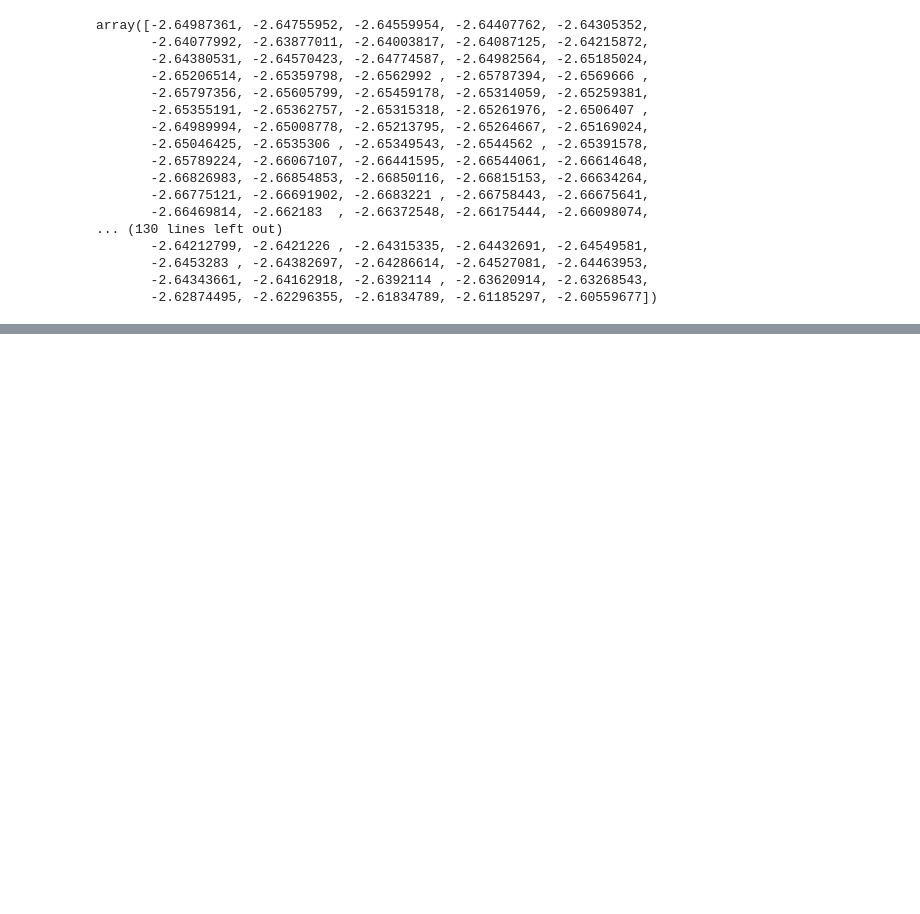
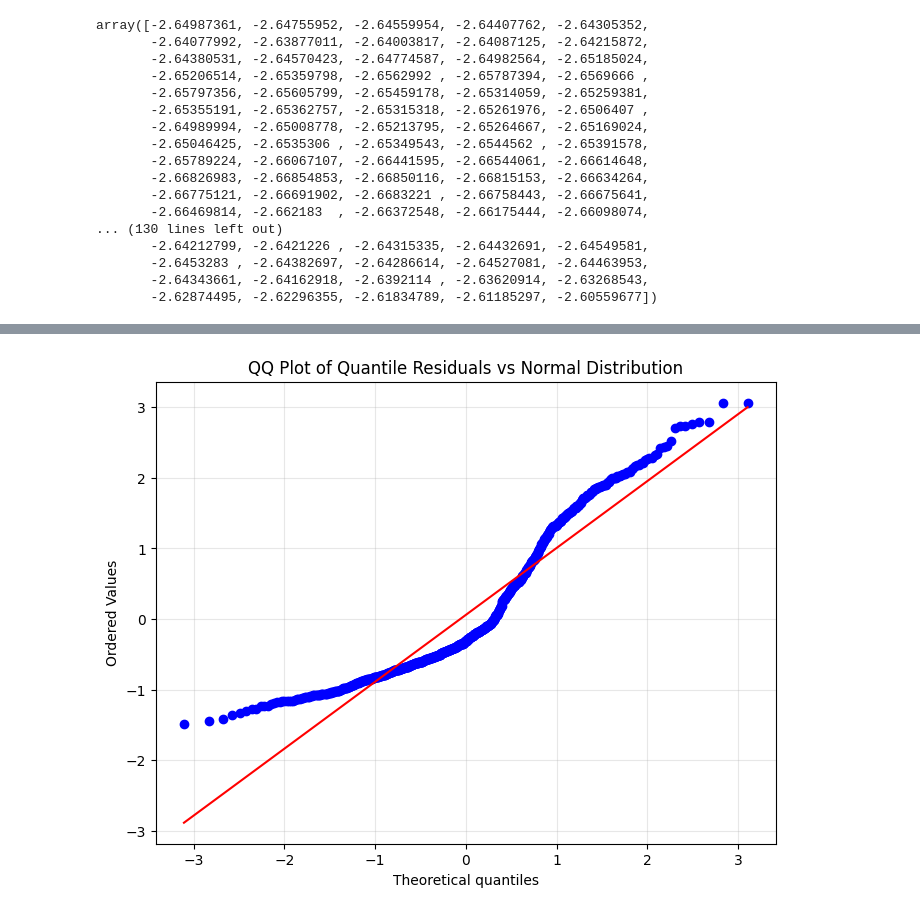
Before and after one commit to ilanGrynszpan/PyGASModels, a Jupyter notebook: sandbox.ipynb, the cells around one changed output, grey strips where cells are left out. Saved outputs shown, nothing was run; the diff lists cells and outputs as text; code cells hidden in the pictures; blank space fills up the shorter version.

```diff
--- a/sandbox.ipynb
+++ b/sandbox.ipynb
@@ -295,2 +334,11 @@ plt.plot(y)
 # %%
-y = dynamics.fit_in_sample([2.927e-02, 9.953, 0.998], xls['energia'])
+quant = dynamics.get_quantile_residuals(pit)
+# %%
+# Create QQ plot
+plt.figure(figsize=(8, 6))
+stats.probplot(quant, dist="norm", plot=plt)
+plt.title('QQ Plot of Quantile Residuals vs Normal Distribution')
+plt.grid(True, alpha=0.3)
+plt.show()
+# %% [output]
+[figure, added]
```
Also changed, not shown: parts of 22 cells of this notebook, 1 other file.
